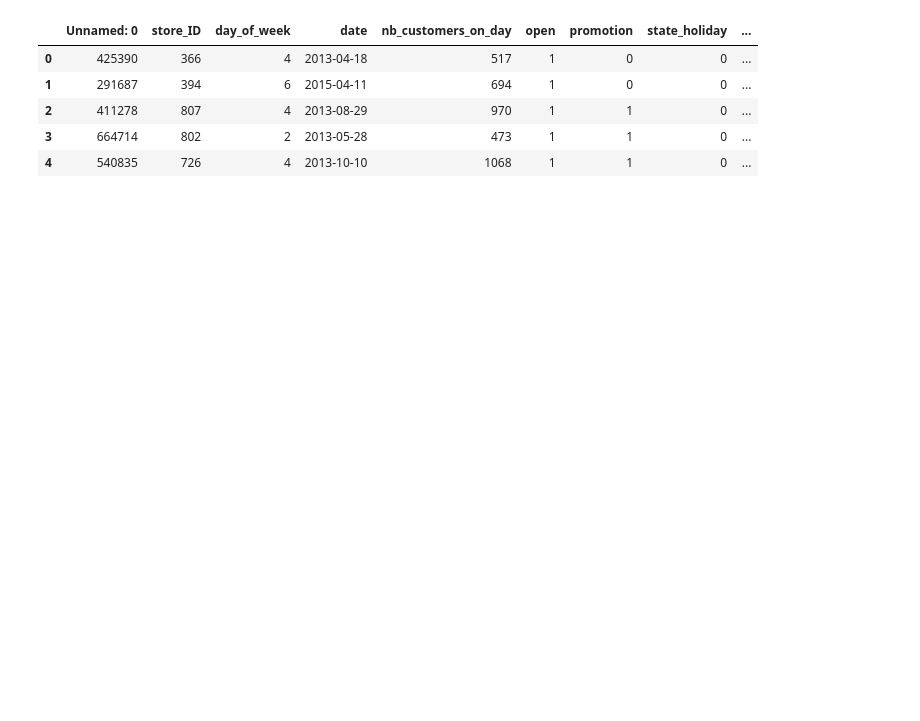
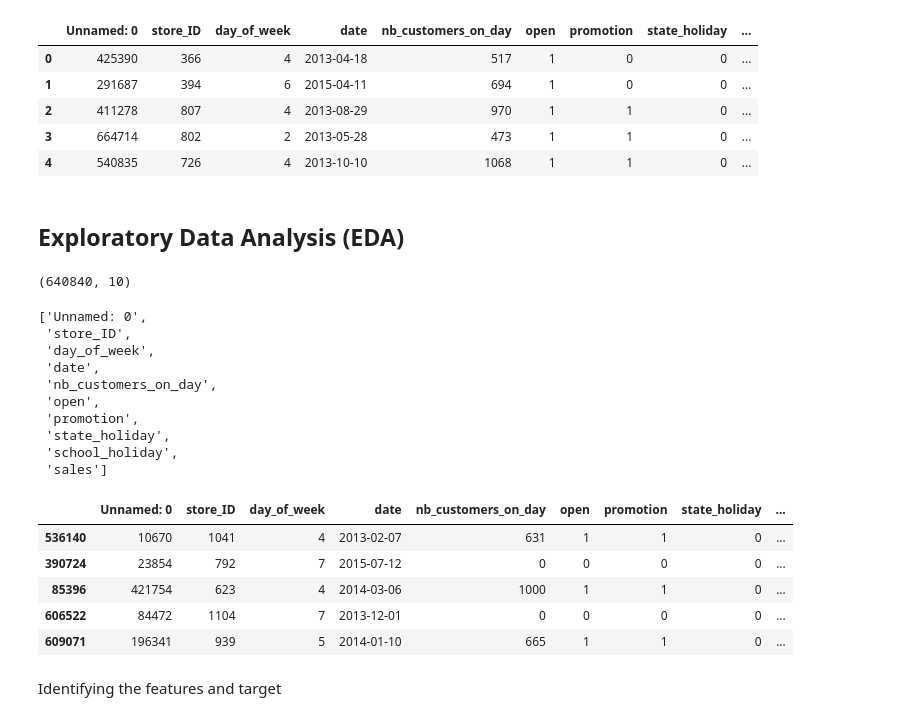
Before and after one commit to haripriya91/ironhack_salesprediction_group2, a Jupyter notebook: notebooks/eda.ipynb, the cells around one changed output. Drawn from its saved outputs; the diff is of its cells as text; code cells hidden in the pictures; blank space fills up the shorter version.

Commit message:
Data evaluated

```diff
--- a/notebooks/eda.ipynb
+++ b/notebooks/eda.ipynb
@@ -11,3 +20,29 @@ df.head()
 | 2 | 411278 | 807 | 4 | 2013-08-29 | 970 | 1 | 1 | 0 | ... |
 | 3 | 664714 | 802 | 2 | 2013-05-28 | 473 | 1 | 1 | 0 | ... |
 | 4 | 540835 | 726 | 4 | 2013-10-10 | 1068 | 1 | 1 | 0 | ... |
+# %% [markdown]
+##  Exploratory Data Analysis (EDA)
+# %%
+print(df.shape)
+display(df.columns.tolist())
+df.sample(5)
+# %% [output]
+(640840, 10)
+['Unnamed: 0',
+ 'store_ID',
+ 'day_of_week',
+ 'date',
+ 'nb_customers_on_day',
+ 'open',
+ 'promotion',
+ 'state_holiday',
+ 'school_holiday',
+ 'sales']
+|  | Unnamed: 0 | store_ID | day_of_week | date | nb_customers_on_day | open | promotion | state_holiday | ... |
+| 536140 | 10670 | 1041 | 4 | 2013-02-07 | 631 | 1 | 1 | 0 | ... |
+| 390724 | 23854 | 792 | 7 | 2015-07-12 | 0 | 0 | 0 | 0 | ... |
+| 85396 | 421754 | 623 | 4 | 2014-03-06 | 1000 | 1 | 1 | 0 | ... |
+| 606522 | 84472 | 1104 | 7 | 2013-12-01 | 0 | 0 | 0 | 0 | ... |
+| 609071 | 196341 | 939 | 5 | 2014-01-10 | 665 | 1 | 1 | 0 | ... |
+# %% [markdown]
+Identifying the features and target
```
Also changed, not shown: parts of 26 cells of this notebook.
